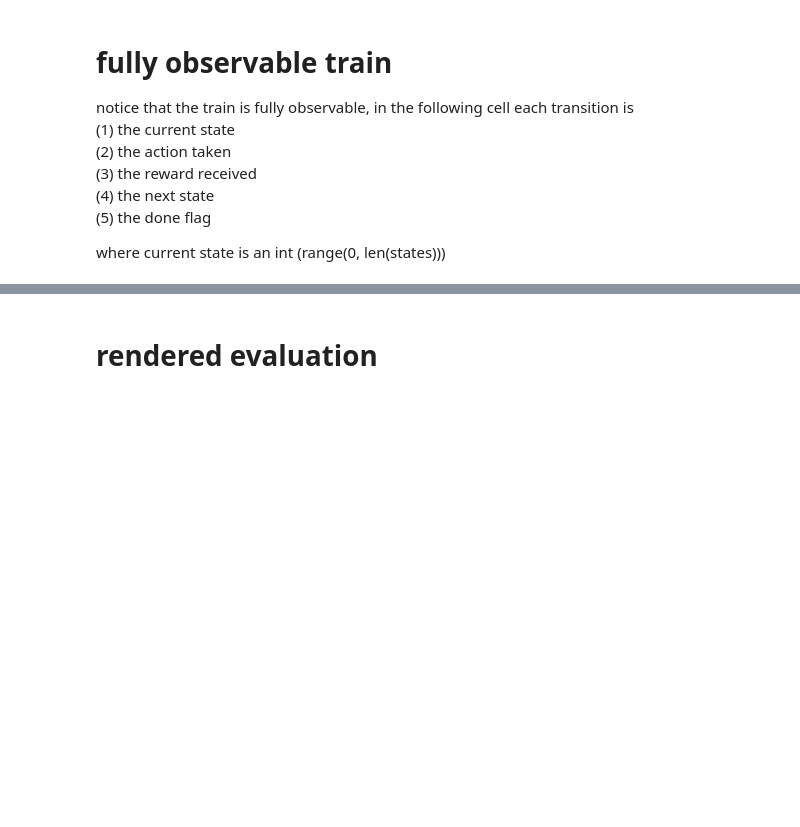
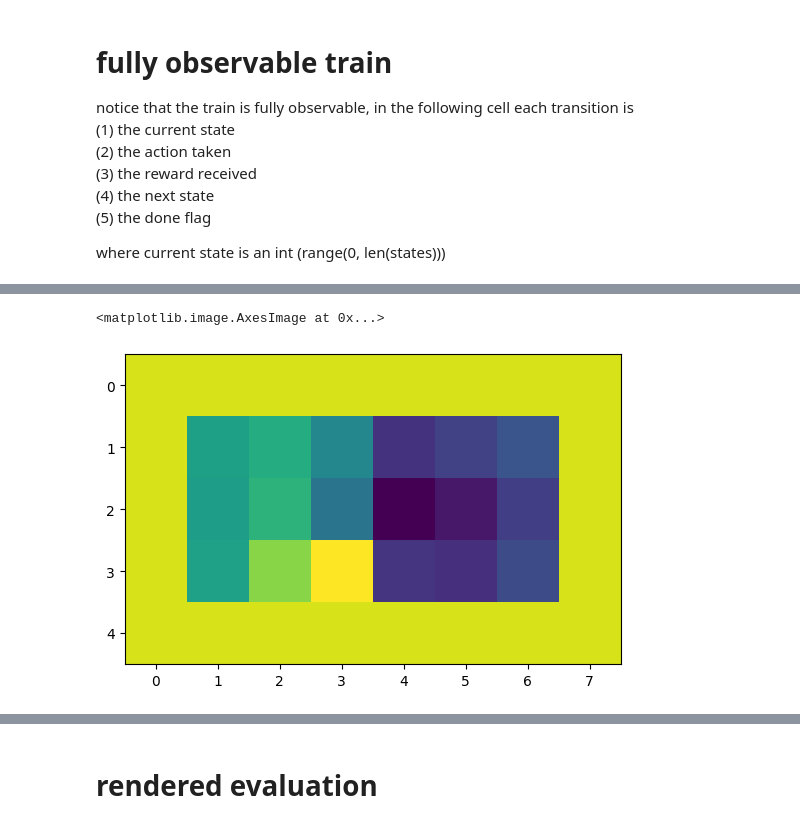
Before and after one commit to flaccagora/RoboSurgery, a Jupyter notebook: src/train.ipynb, the cells around one changed output, grey strips where cells are left out. Drawn from its saved outputs; the diff is of its cells as text; code cells hidden in the pictures; blank space fills up the shorter version.

```diff
--- a/src/train.ipynb
+++ b/src/train.ipynb
@@ -95,0 +175,25 @@ where current state is an int (range(0, len(states)))
+# %%
+model = QNetwork(5, 4)
+epochs = 100
+lr = 1e-2
+optimizer = torch.optim.Adam(model.parameters(), lr=lr)
+scheduler = optim.lr_scheduler.StepLR(optimizer, step_size=20, gamma=0.5)
+criterion = nn.MSELoss()
+
+
+Q = torch.tensor(Q,dtype=torch.float32)
+
+# train the model
+for epoch in range(epochs):
+    for s, y in zip(states, Q[:]):
+        x = torch.tensor([item for sublist in s for item in sublist], dtype=torch.float32)
+        optimizer.zero_grad()
+        output = model(x)
+        loss = criterion(output, y)
+        loss.backward()
+        optimizer.step()
+
+    scheduler.step()
+
+    if epoch % 5 == 0:
+        print(f'Epoch {epoch} loss: {loss.item()}')
@@ -95,0 +221,16 @@ where current state is an int (range(0, len(states)))
+# %%
+state_value = torch.zeros(lenS)
+for s in range(lenS):
+    state = torch.tensor([item for sublist in states[s] for item in sublist], dtype=torch.float32)
+    state_value[s] = torch.max(model(state))
+
+
+Value_matrix_plot = np.zeros(env.maze.shape)
+for s, state in enumerate(states):
+    if state[1] == (1,1):
+        Value_matrix_plot[state[0][0],state[0][1]] = state_value[s]
+
+plt.imshow(Value_matrix_plot)
+# %% [output]
+<matplotlib.image.AxesImage at 0x...>
+[figure, added]
```
Also changed, not shown: parts of 22 cells of this notebook, 5 other files.
